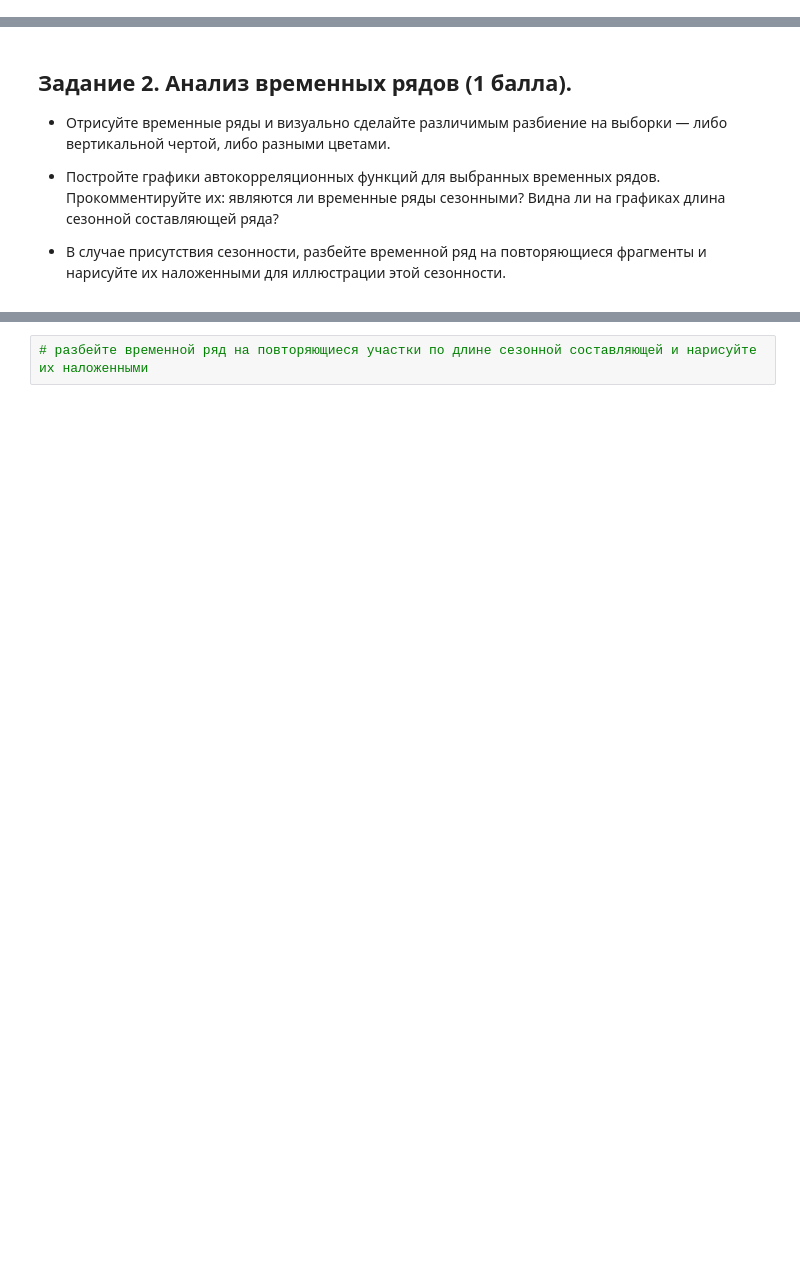
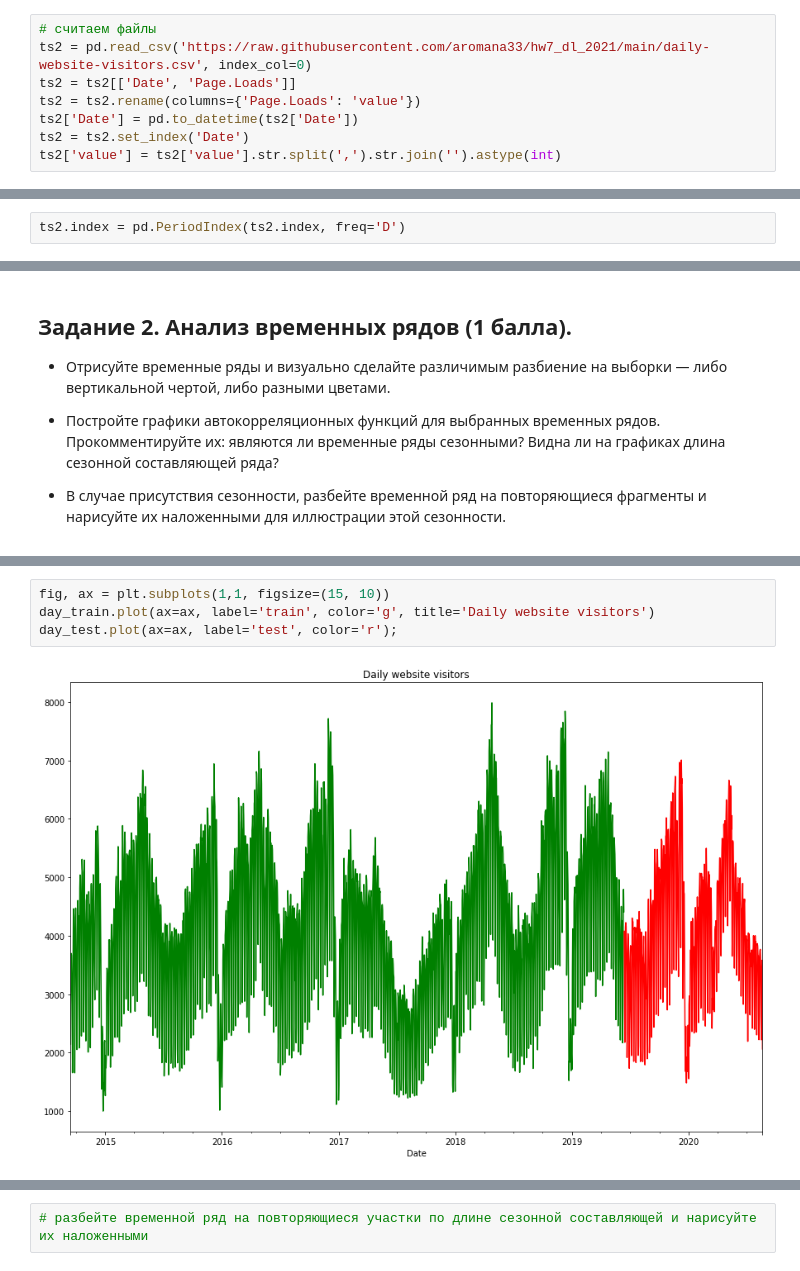
Before and after one commit to aromana33/hw7_dl_2021, a Jupyter notebook: HW4.ipynb, the cells around one changed output, grey strips where cells are left out. Saved outputs shown, nothing was run; the diff lists cells and outputs as text; blank space fills up the shorter version.

```diff
--- a/HW4.ipynb
+++ b/HW4.ipynb
@@ -53,0 +73,8 @@ ts2 = pd.read_csv(...)
+# %%
+# считаем файлы
+ts2 = pd.read_csv('https://raw.githubusercontent.com/aromana33/hw7_dl_2021/main/daily-website-visitors.csv', index_col=0)
+ts2 = ts2[['Date', 'Page.Loads']]
+ts2 = ts2.rename(columns={'Page.Loads': 'value'})
+ts2['Date'] = pd.to_datetime(ts2['Date'])
+ts2 = ts2.set_index('Date')
+ts2['value'] = ts2['value'].str.split(',').str.join('').astype(int)
@@ -53,0 +86,2 @@ ts2 = pd.read_csv(...)
+# %%
+ts2.index = pd.PeriodIndex(ts2.index, freq='D')
@@ -68,3 +119,9 @@ plt.show()
+# %%
+fig, ax = plt.subplots(1,1, figsize=(15, 10))
+day_train.plot(ax=ax, label='train', color='g', title='Daily website visitors')
+day_test.plot(ax=ax, label='test', color='r');
+# %% [output]
+[figure, added]
 # %%
 # посчитайте и нарисуйте график автокорреляционной функции
 # hint, используйте для этого np.correlate(..., mode='full')
```
Also changed, not shown: parts of 76 cells of this notebook.
